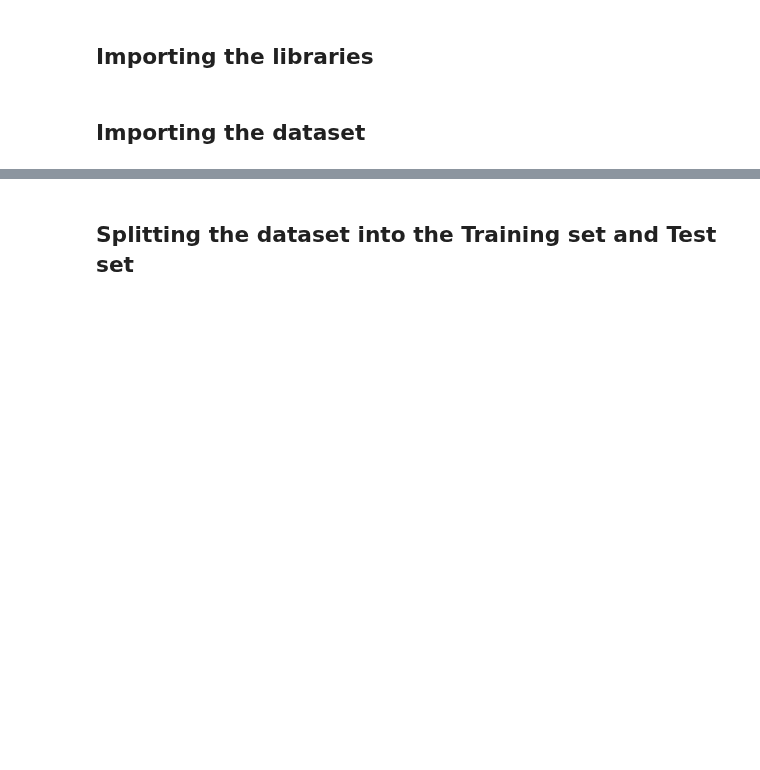
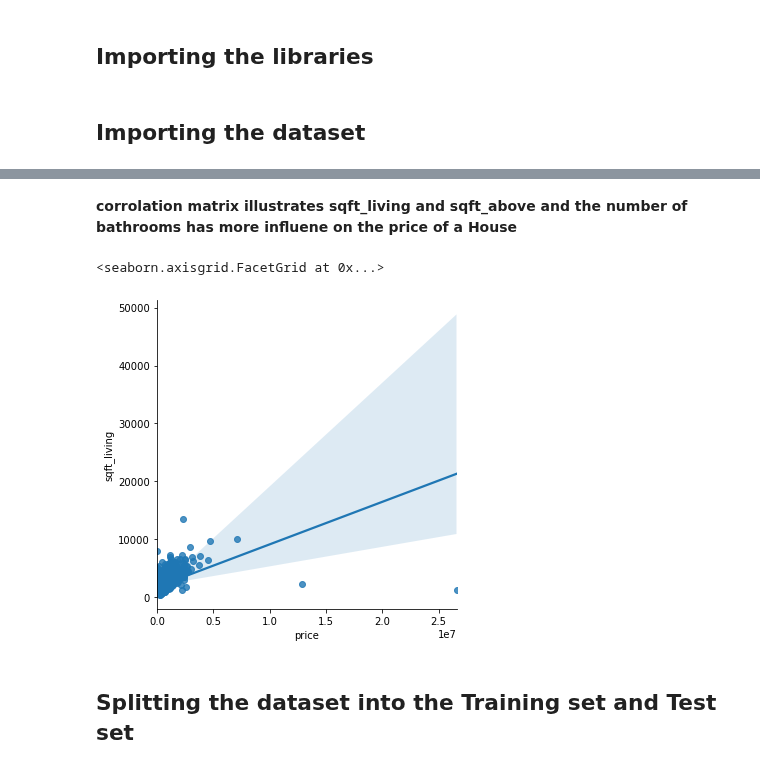
Before and after one commit to Samineh-Naghavi/Predicting-House-Prices-by-Using-Regrassion-Models, a Jupyter notebook: Models/multiple_linear_regression.ipynb, the cells around one changed output, grey strips where cells are left out. Drawn from its saved outputs; the diff is of its cells as text; code cells hidden in the pictures; blank space fills up the shorter version.

```diff
--- a/Models/multiple_linear_regression.ipynb
+++ b/Models/multiple_linear_regression.ipynb
@@ -23 +41,8 @@ dataset.head()
+# %% [markdown]
+**corrolation matrix illustrates sqft_living and sqft_above and the number of bathrooms has more influene on the price of a House**
+# %%
+sns.lmplot(x='price',y='sqft_living',data=data)
+# %% [output]
+<seaborn.axisgrid.FacetGrid at 0x...>
+[figure, added]
 # %%
```
Also changed, not shown: parts of 9 cells of this notebook, 4 other files.
